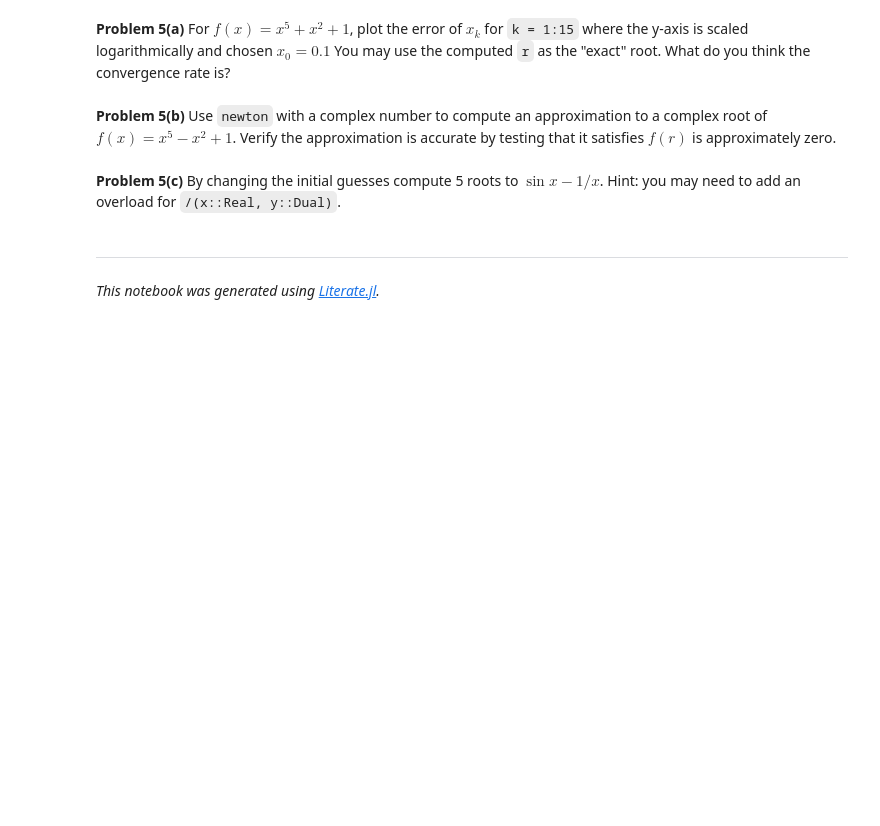
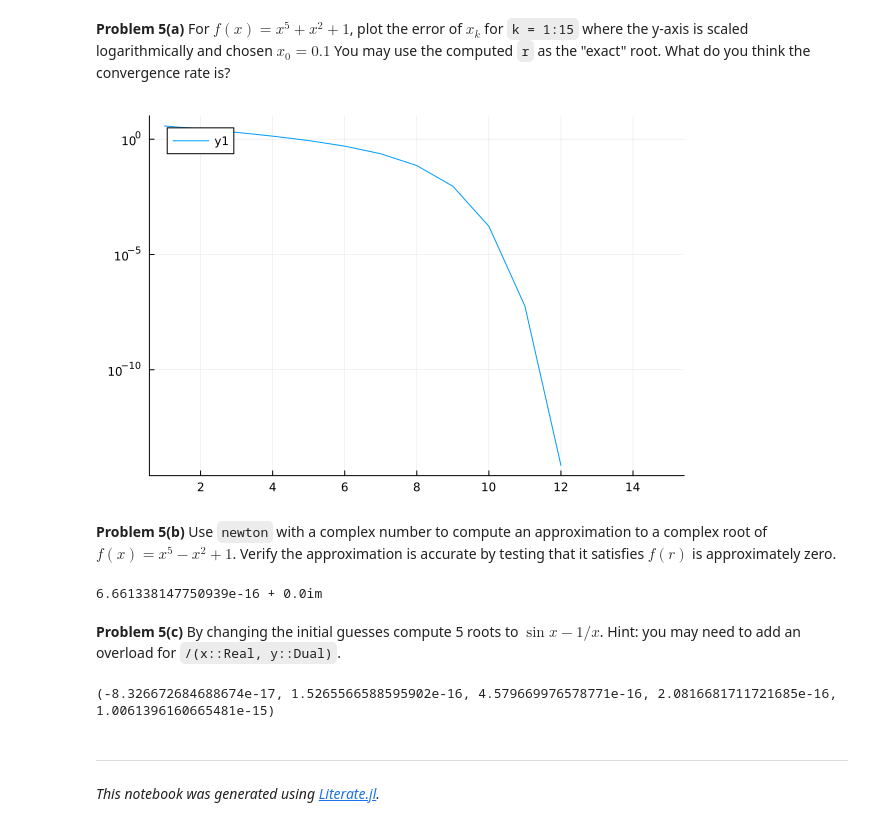
Before and after one commit to YJ2524/MATH50003-Numerical-Analysis, a Jupyter notebook: labs/lab2.ipynb, the cells around one changed output. Saved outputs shown, nothing was run; the diff lists cells and outputs as text; code cells hidden in the pictures; blank space fills up the shorter version.

```diff
--- a/labs/lab2.ipynb
+++ b/labs/lab2.ipynb
@@ -557,6 +561,10 @@ y-axis is scaled logarithmically and chosen $x_0 = 0.1$ You may
 use the computed `r` as the "exact" root. What do you think the convergence rate is?
 # %%
 # TODO: compute and plot the error of `newton(f, 0.1, k)` for `k = 1:15`
+f = x -> x^5 + x^2 + 1
+plot(1:15, [nanabs(newton(f, 0.1, k) - r) for k=1:15]; yscale=:log10)
+# %% [output]
+[figure, added]
 # %% [markdown]
 **Problem 5(b)** Use `newton` with a complex number to compute
 an approximation to a complex root of $f(x) = x^5 - x^2 + 1$.
@@ -564,6 +572,10 @@ Verify the approximation is accurate by testing that it satisfies $f(r)$
 is approximately zero.
 # %%
 # TODO: By making the initial guess complex find a complex root.
+r = newton(f, 0.1+0.02im, 100)
+f(r)
+# %% [output]
+6.661338147750939e-16 + 0.0im
 # %% [markdown]
 **Problem 5(c)** By changing the initial guesses compute 5 roots to
 $\sin x - 1/x$. Hint: you may need to add an overload for `/(x::Real, y::Dual)`.
@@ -572,3 +582,18 @@ $\sin x - 1/x$. Hint: you may need to add an overload for `/(x::Real, y::Dual)`.
+# %%
+# TODO: Use newton to compute roots of sin(x) - 1/x.
+import Base: /
+/(x::Real, y::Dual) = Dual(x) / y
+f2 = x -> sin(x) - 1/x
+
+r1 = newton(f2, 2*pi, 100)
+r2 = newton(f2, 3*pi, 100)
+r3 = newton(f2, 4*pi, 100)
+r4 = newton(f2, 5*pi, 100)
+r5 = newton(f2, 6*pi, 100)
+r1, r2, r3, r4, r5
+f2(r1), f2(r2), f2(r3), f2(r4), f2(r5)
+# %% [output]
+(-8.326672684688674e-17, 1.5265566588595902e-16, 4.579669976578771e-16, 2.0816681711721685e-16, 1.0061396160665481e-15)
 # %% [markdown]
 ---
 
```
Also changed, not shown: parts of 3 cells of this notebook.
